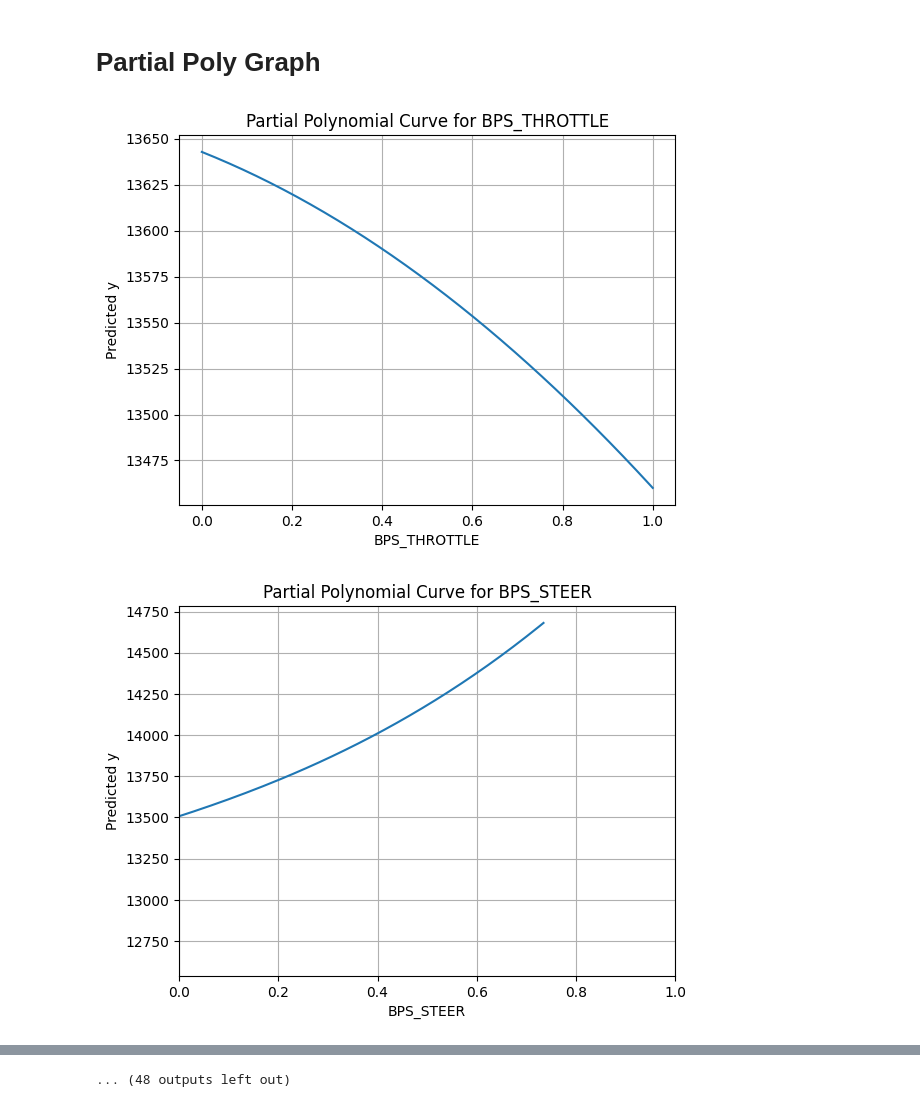
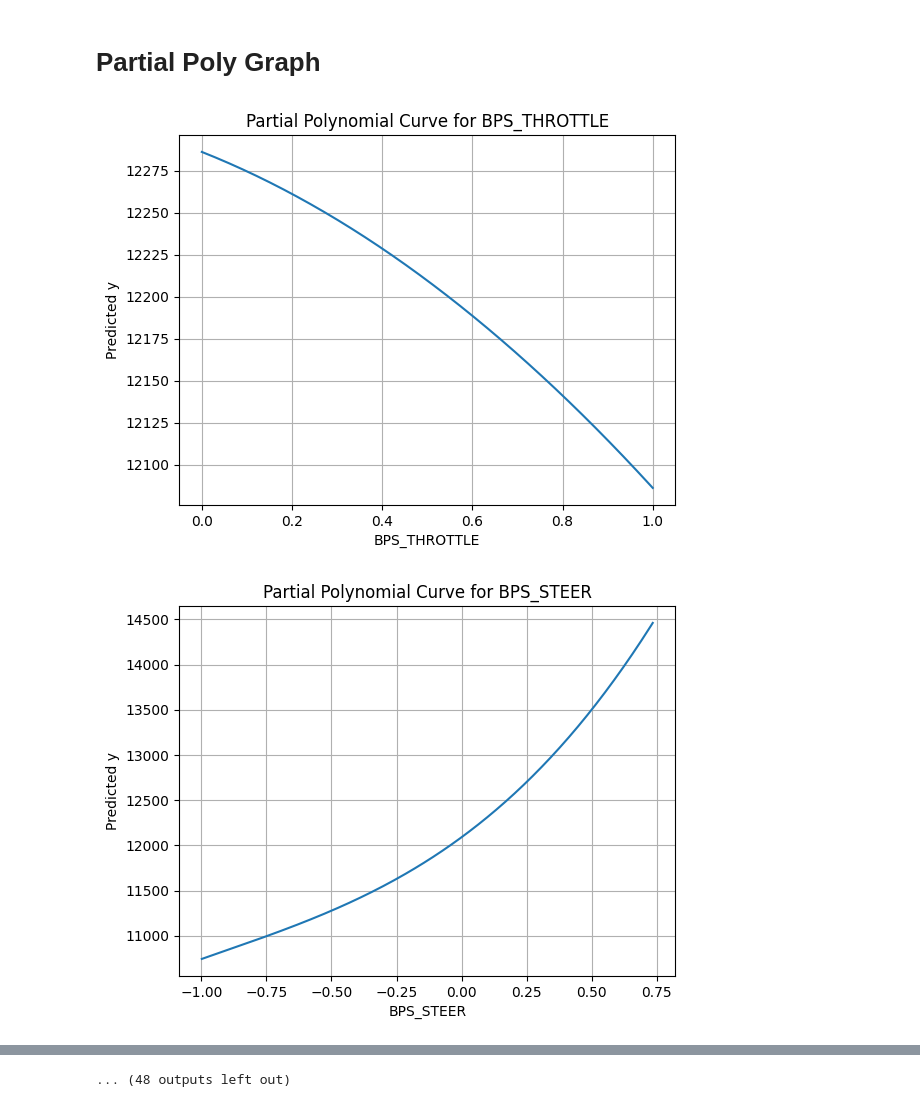
Before and after one commit to muhaseeb34/Data3001-Modelling-2, a Jupyter notebook: Muhammad-mutual_info-VIF-SVR.ipynb, the cells around one changed output, grey strips where cells are left out. Drawn from its saved outputs; the diff is of its cells as text; code cells hidden in the pictures.

Commit message:
partial poly graphs added

```diff
--- a/Muhammad-mutual_info-VIF-SVR.ipynb
+++ b/Muhammad-mutual_info-VIF-SVR.ipynb
@@ -524,31 +524,38 @@ for name, (x, y) in points.items():
 # Partial Poly Graph
 # %%
 X_np = X.iloc[:, 1:].to_numpy()
-feature_names = X.columns[1:]          # <-- get feature names
+feature_names = X.columns[1:]
 n_features = X_np.shape[1]
 
-# fixed values for the remaining features
-fixed_vals = X_np.mean(axis=0)
+# ---------------------------------------------------
+# USE OPTIMAL FEATURE VALUES INSTEAD OF MEAN
+# ---------------------------------------------------
+fixed_vals = best_combo_unscaled.iloc[0].to_numpy()
+# fixed_vals is now a 1D array with length n_features
 
 for i in range(n_features):
 
     f = np.linspace(X_np[:, i].min(), X_np[:, i].max(), 200)
 
+    # replicate optimal setup for all points
     X_grid = np.tile(fixed_vals, (len(f), 1))
+
+    # sweep feature i across its range
     X_grid[:, i] = f
 
+    # scale + predict
     X_scaled = scaler_X.transform(X_grid)
     y_scaled = grid_poly.predict(X_scaled)
     y_pred = scaler_y.inverse_transform(y_scaled.reshape(-1, 1))
 
+    # plot
     plt.plot(f, y_pred)
-    plt.xlabel(feature_names[i])             # <-- name instead of Feature i
+    plt.xlabel(feature_names[i])
     plt.ylabel("Predicted y")
-    plt.title(f"Partial Polynomial Curve for {feature_names[i]}")   # <-- name in title
-    if i == 1:
-        plt.xlim(0, 1)
+    plt.title(f"Partial Polynomial Curve for {feature_names[i]}")
+
     plt.grid()
     plt.show()
 # %% [output]
-[figure, old version]
+[figure, new version]
-[figure, old version]
+[figure, new version]
```
Also changed, not shown: parts of 1 cell of this notebook.
